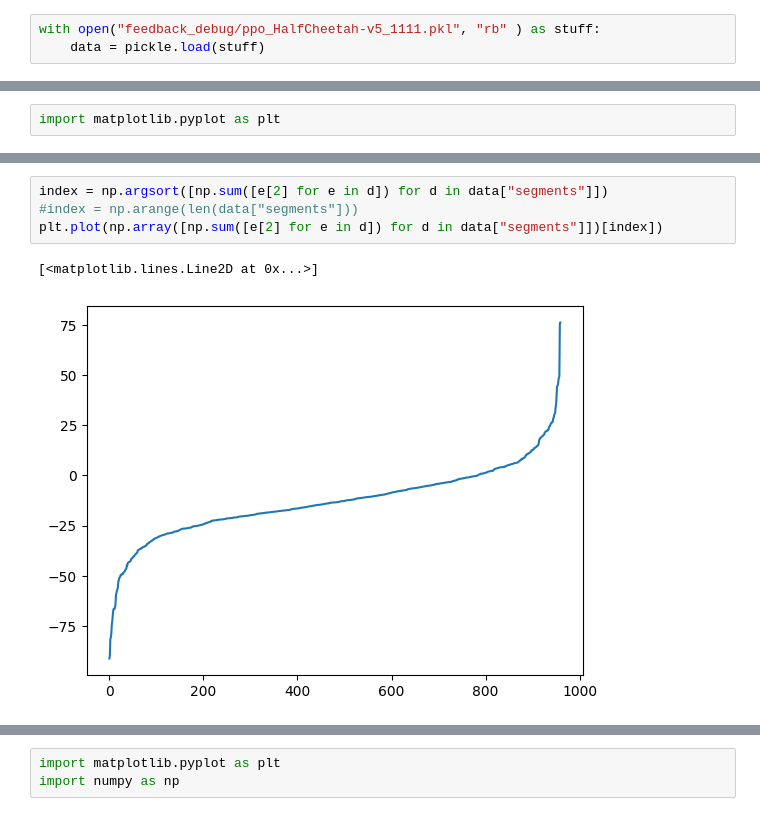
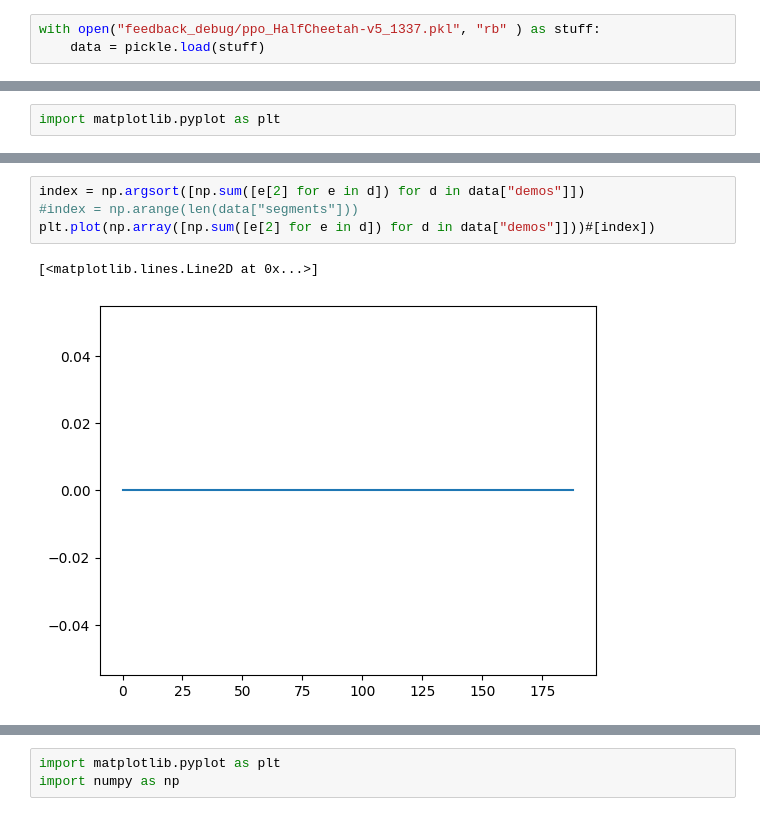
Before and after one commit to ymetz/multi-type-feedback, a Jupyter notebook: rlhf/Analyze_Generated_Feedback.ipynb, the cells around one changed output, grey strips where cells are left out. Cells and saved outputs as stored; diff of their text form.

```diff
--- a/rlhf/Analyze_Generated_Feedback.ipynb
+++ b/rlhf/Analyze_Generated_Feedback.ipynb
@@ -2,7 +2,7 @@
 import pickle
 import numpy as np
 # %%
-with open("feedback_debug/ppo_HalfCheetah-v5_1111.pkl", "rb" ) as stuff:
+with open("feedback_debug/ppo_HalfCheetah-v5_1337.pkl", "rb" ) as stuff:
     data = pickle.load(stuff)
 # %%
 data.keys()
@@ -43,10 +23,10 @@ array([3, 4, 4, 3, 4, 5, 4, 5, 5, 5, 4, 4, 4, 4, 4, 4, 4, 4, 4, 3, 3, 4,
 # %%
-index = np.argsort([np.sum([e[2] for e in d]) for d in data["segments"]])
+index = np.argsort([np.sum([e[2] for e in d]) for d in data["demos"]])
 #index = np.arange(len(data["segments"]))
-plt.plot(np.array([np.sum([e[2] for e in d]) for d in data["segments"]])[index])
+plt.plot(np.array([np.sum([e[2] for e in d]) for d in data["demos"]]))#[index])
 # %% [output]
 [<matplotlib.lines.Line2D at 0x...>]
-[figure, old version]
+[figure, new version]
 # %%
 def discounted_sum_numpy(rewards, discount_factor):
     rewards = np.array(rewards)
```
Also changed, not shown: parts of 15 cells of this notebook, 8 other files.
